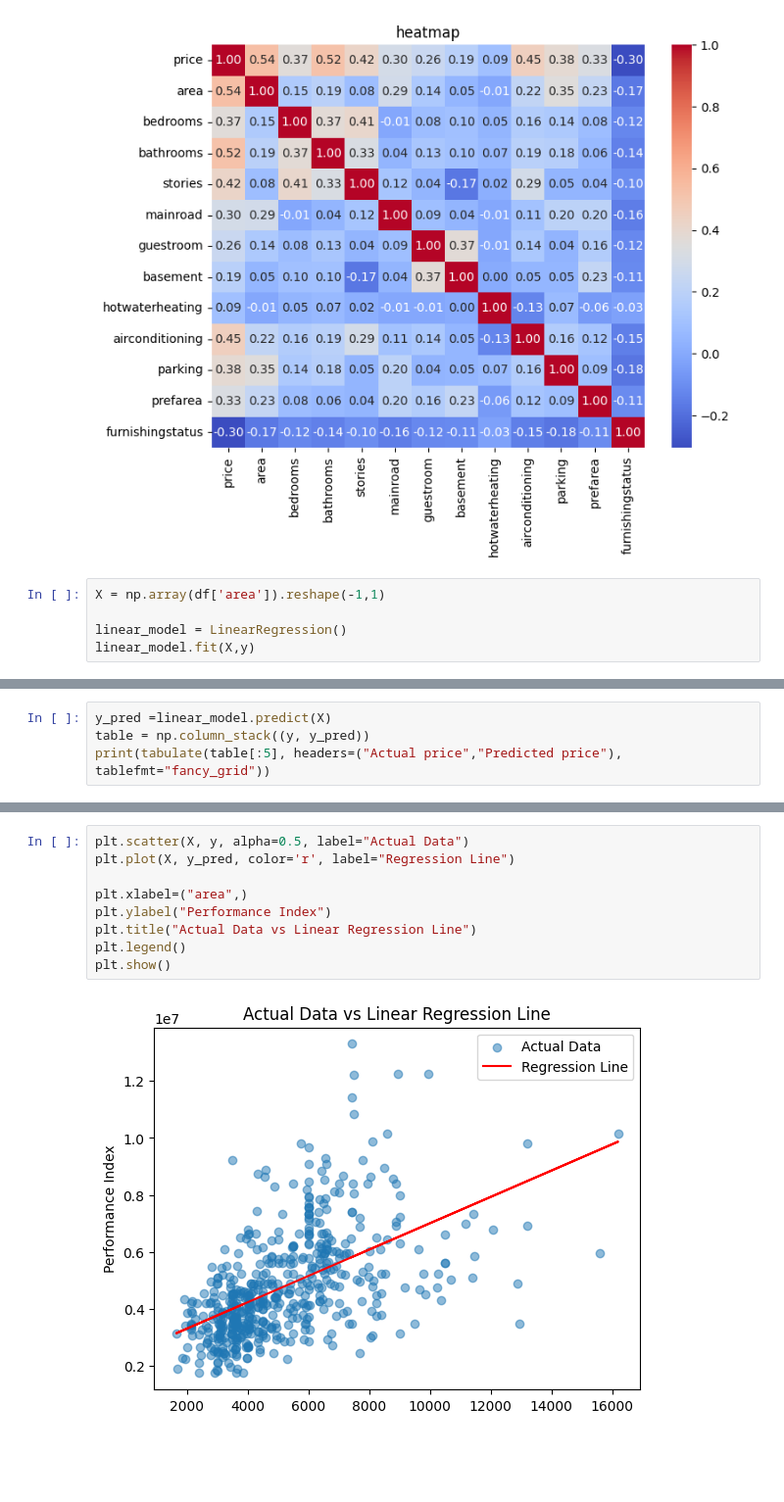
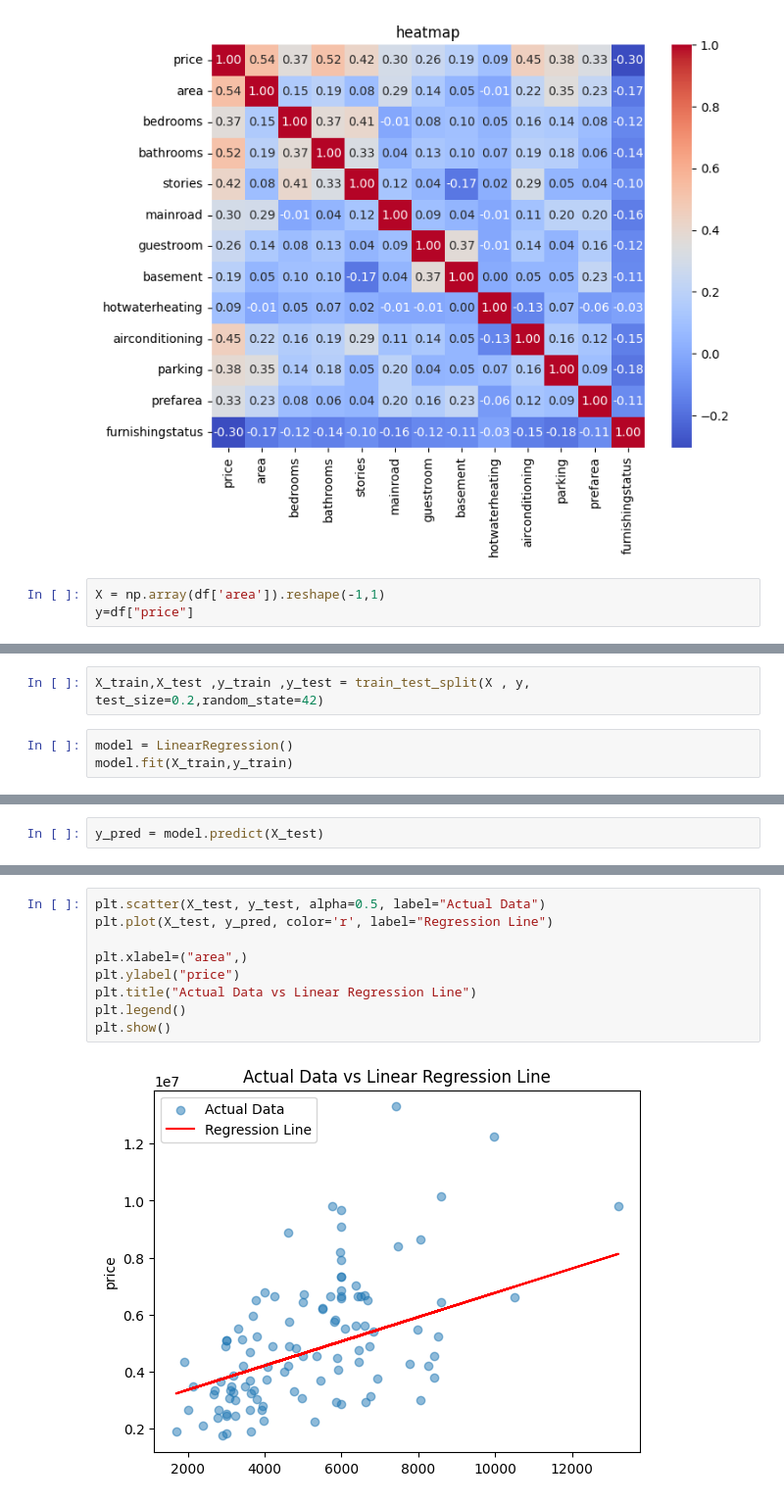
Before and after one commit to Karthikr15/LINEAR_REGRESSION, a Jupyter notebook: multi_regression.ipynb, the cells around one changed output, grey strips where cells are left out. Shown at 98% size. Cells and saved outputs as stored; diff of their text form; blank space fills up the shorter version.

```diff
--- a/multi_regression.ipynb
+++ b/multi_regression.ipynb
@@ -127,6 +128,4 @@ plt.show()
 [figure]
 # %%
 X = np.array(df['area']).reshape(-1,1)
-
-linear_model = LinearRegression()
-linear_model.fit(X,y)
+y=df["price"]
@@ -134,0 +132,5 @@ LinearRegression()
+# %%
+X_train,X_test ,y_train ,y_test = train_test_split(X , y, test_size=0.2,random_state=42)
+# %%
+model = LinearRegression()
+model.fit(X_train,y_train)
@@ -135,4 +139,2 @@ LinearRegression()
 # %%
-y_pred =linear_model.predict(X)
-table = np.column_stack((y, y_pred))
-print(tabulate(table[:5], headers=("Actual price","Predicted price"), tablefmt="fancy_grid"))
+y_pred = model.predict(X_test)
@@ -153,12 +158,12 @@ print(tabulate(table[:5], headers=("Actual price","Predicted price"), tablefmt="
 # %%
-plt.scatter(X, y, alpha=0.5, label="Actual Data")
-plt.plot(X, y_pred, color='r', label="Regression Line")
+plt.scatter(X_test, y_test, alpha=0.5, label="Actual Data")
+plt.plot(X_test, y_pred, color='r', label="Regression Line")
 
 plt.xlabel=("area",)
-plt.ylabel("Performance Index")
+plt.ylabel("price")
 plt.title("Actual Data vs Linear Regression Line")
 plt.legend()
 plt.show()
 # %% [output]
-[figure, old version]
+[figure, new version]
 # %%
```
Also changed, not shown: parts of 6 cells of this notebook.
